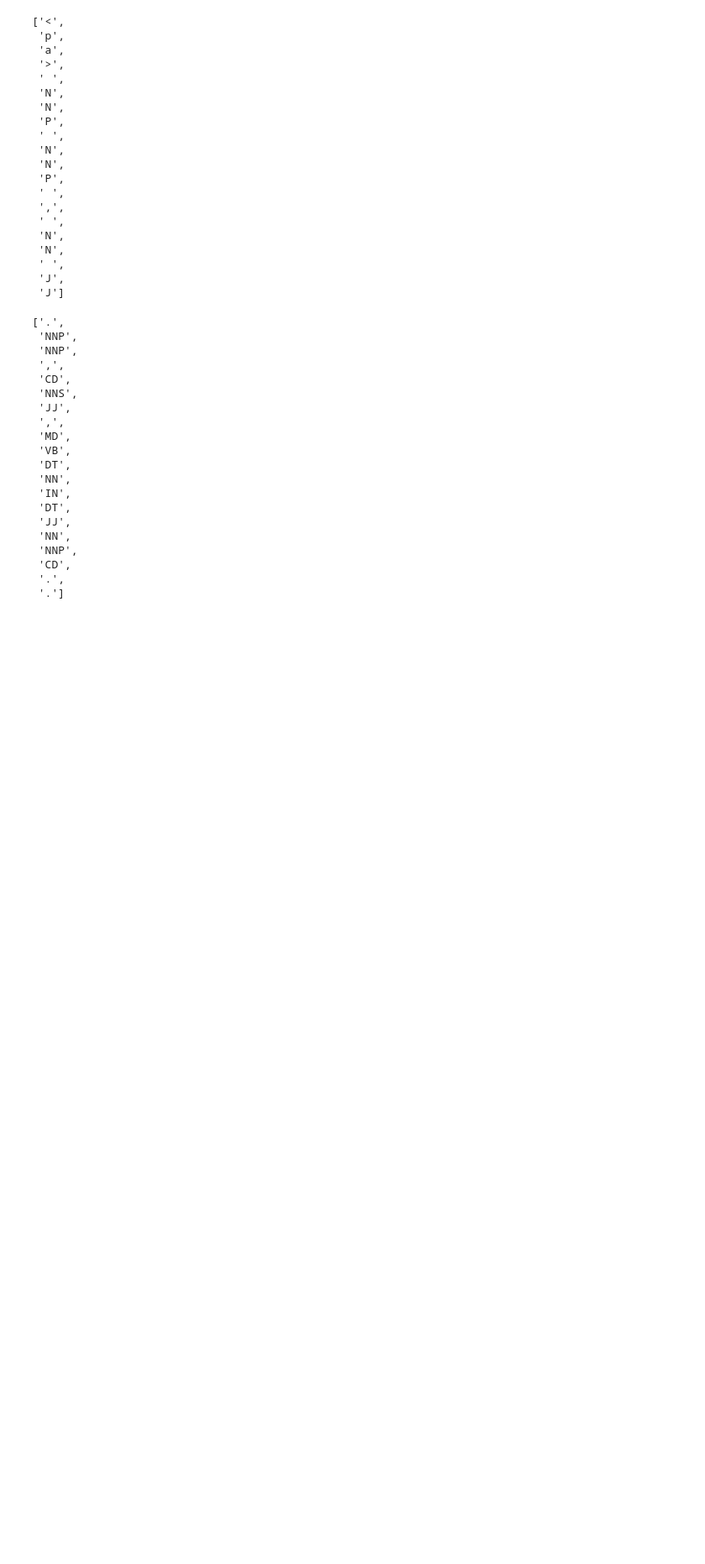
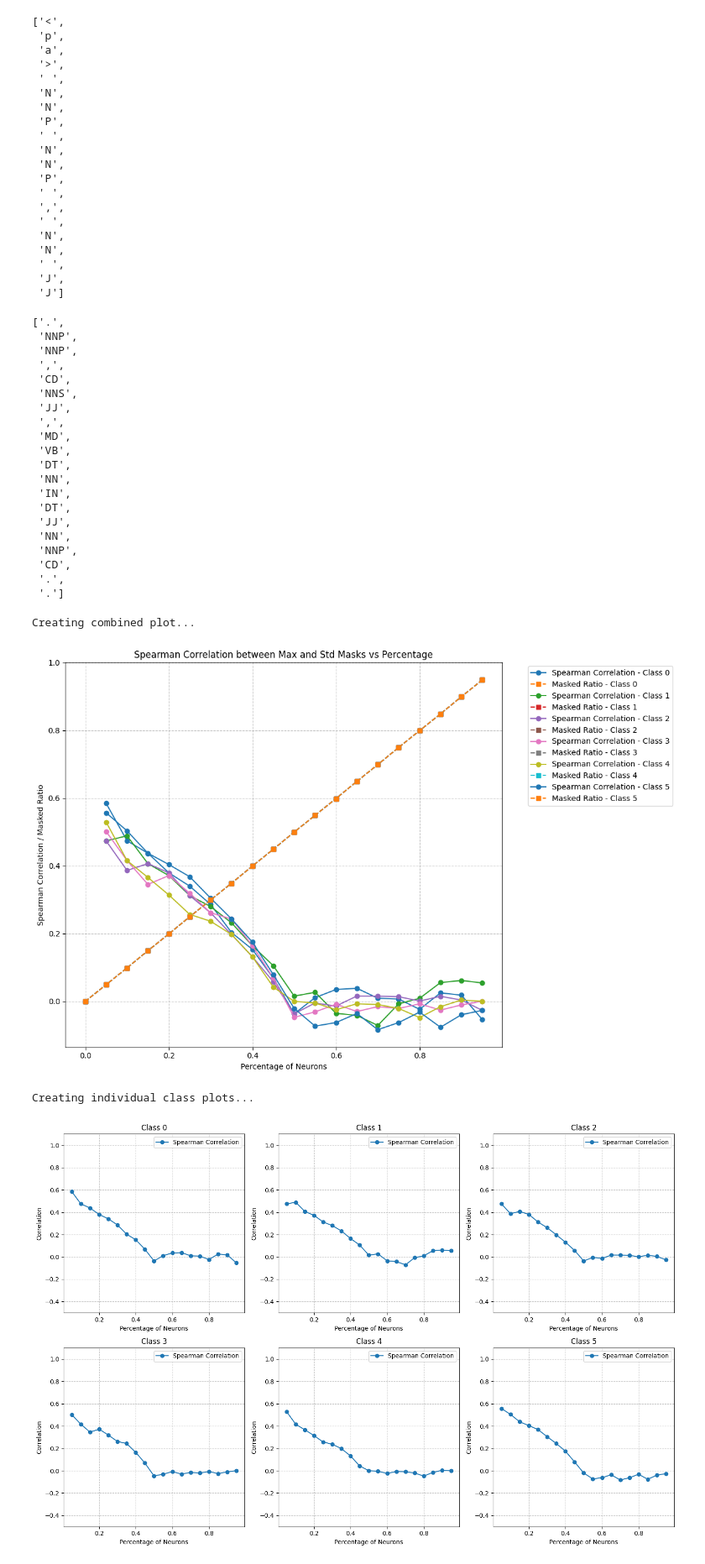
Before and after one commit to MuhammadUmairHaider/Consistency, a Jupyter notebook: pos.ipynb, the cells around one changed output. Shown at 84% size. Drawn from its saved outputs; the diff is of its cells as text; code cells hidden in the pictures; blank space fills up the shorter version.

```diff
--- a/pos.ipynb
+++ b/pos.ipynb
@@ -376,0 +592,12 @@ pred_labels[0]
+# %%
+import importlib
+
+import plot_correlation  # import the entire module
+importlib.reload(plot_correlation)
+from plot_correlation import create_correlation_plots
+create_correlation_plots(all_fc_vals, num_classes)
+# %% [output]
+Creating combined plot...
+[figure, added]
+Creating individual class plots...
+[figure, added]
```
Also changed, not shown: parts of 2 cells of this notebook.
